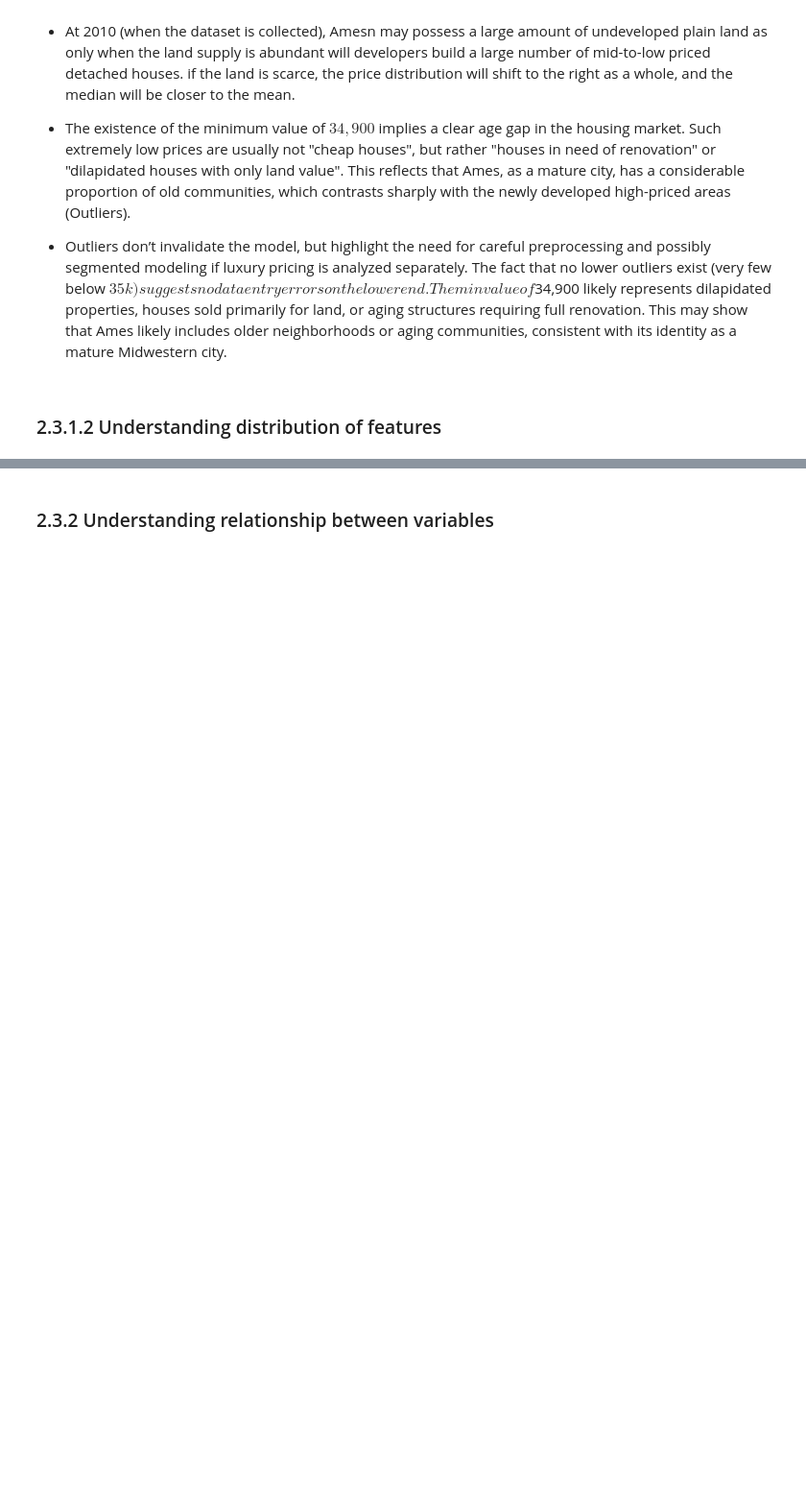
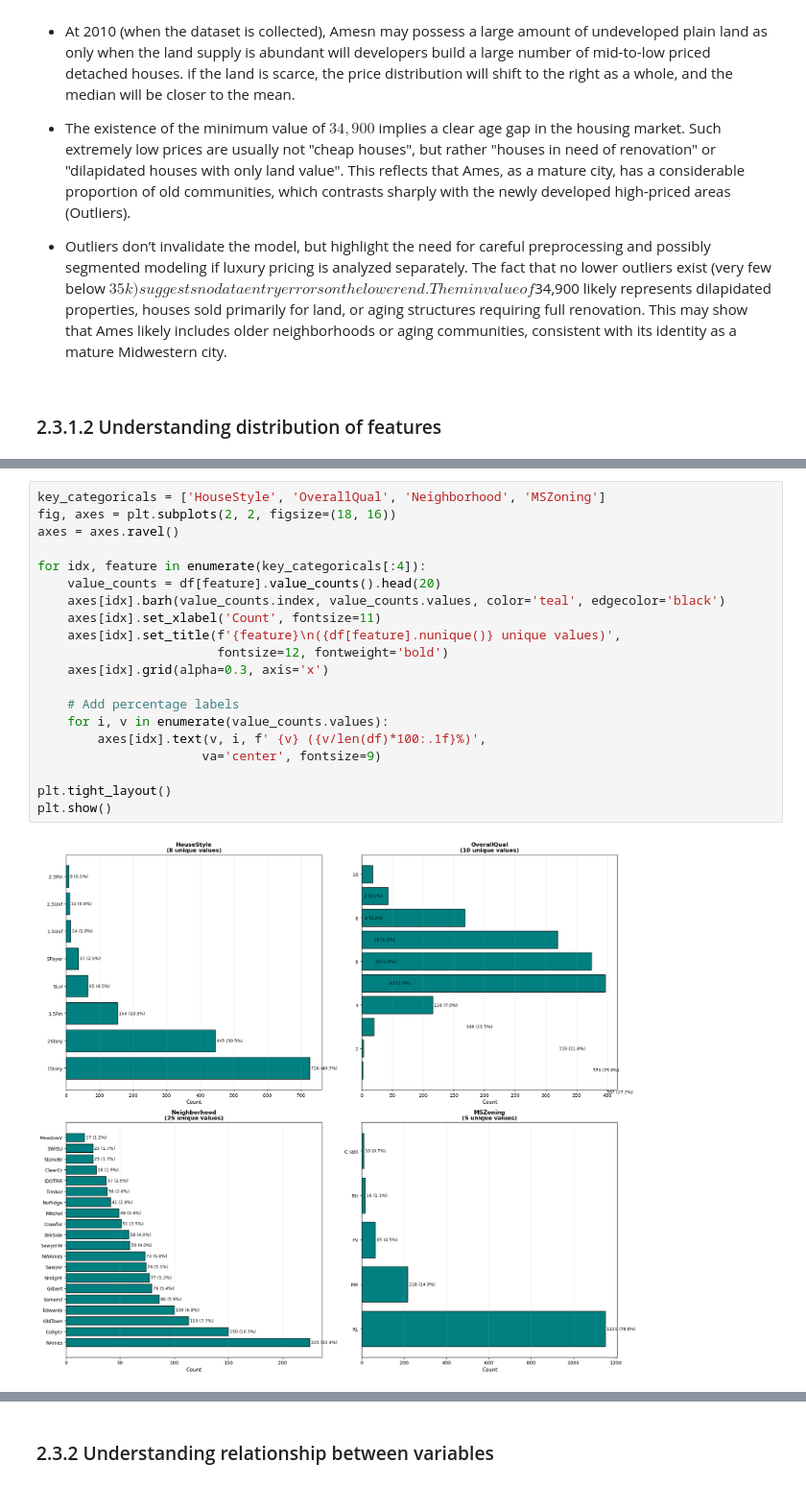
Before and after one commit to 1213dsas/MLDP-Project3, a Jupyter notebook: MLDP Program Codes Submission Template.ipynb, the cells around one changed output, grey strips where cells are left out. Shown at 96% size. Drawn from its saved outputs; the diff is of its cells as text; blank space fills up the shorter version.

```diff
--- a/MLDP Program Codes Submission Template.ipynb
+++ b/MLDP Program Codes Submission Template.ipynb
@@ -278,0 +374,22 @@ Text(0.5, 1.0, 'Box Plot of SalePrice')
+# %%
+key_categoricals = ['HouseStyle', 'OverallQual', 'Neighborhood', 'MSZoning']
+fig, axes = plt.subplots(2, 2, figsize=(18, 16))
+axes = axes.ravel()
+
+for idx, feature in enumerate(key_categoricals[:4]):
+    value_counts = df[feature].value_counts().head(20)
+    axes[idx].barh(value_counts.index, value_counts.values, color='teal', edgecolor='black')
+    axes[idx].set_xlabel('Count', fontsize=11)
+    axes[idx].set_title(f'{feature}\n({df[feature].nunique()} unique values)',
+                        fontsize=12, fontweight='bold')
+    axes[idx].grid(alpha=0.3, axis='x')
+
+    # Add percentage labels
+    for i, v in enumerate(value_counts.values):
+        axes[idx].text(v, i, f' {v} ({v/len(df)*100:.1f}%)',
+                      va='center', fontsize=9)
+
+plt.tight_layout()
+plt.show()
+# %% [output]
+[figure, added]
```
Also changed, not shown: parts of 10 cells of this notebook.
